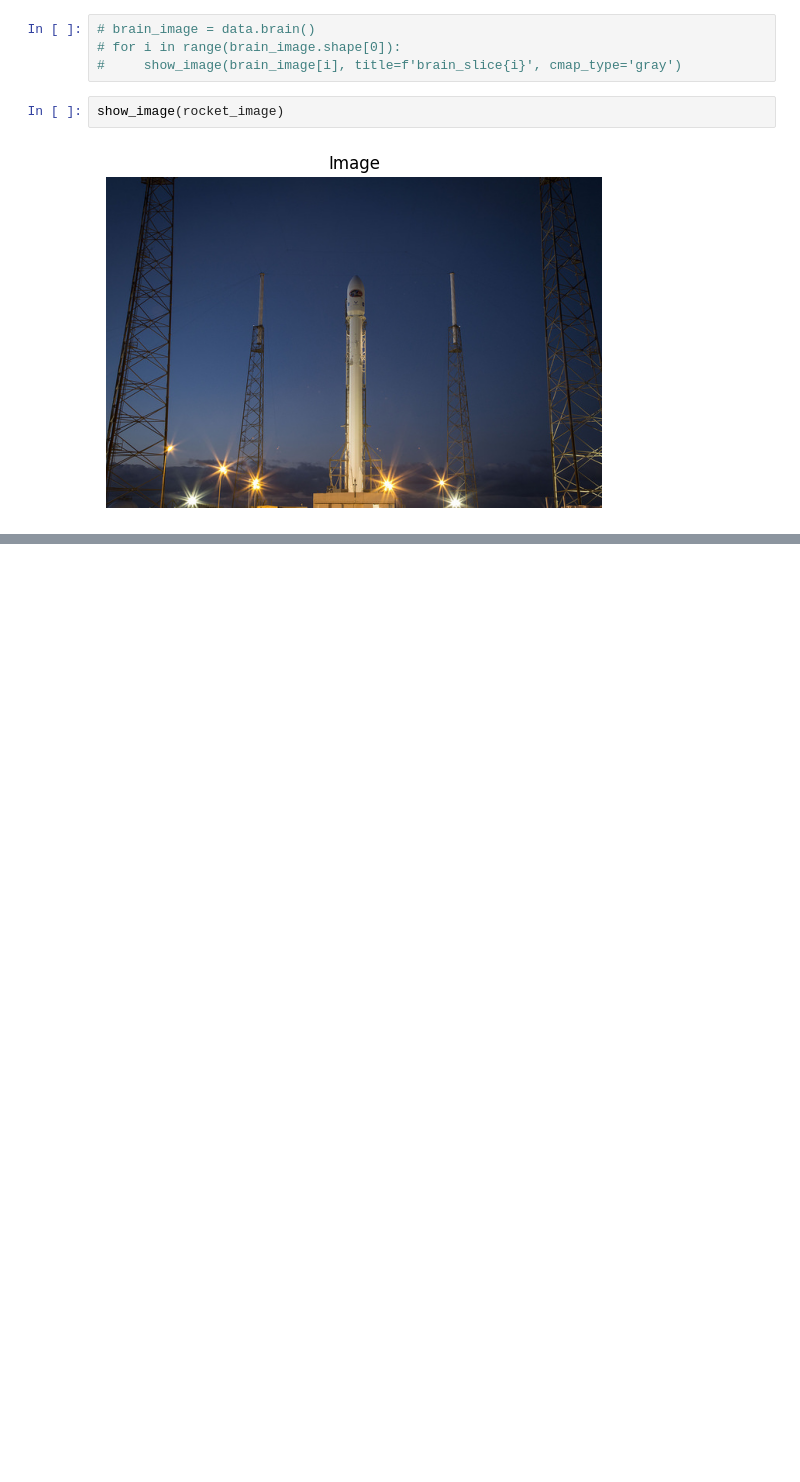
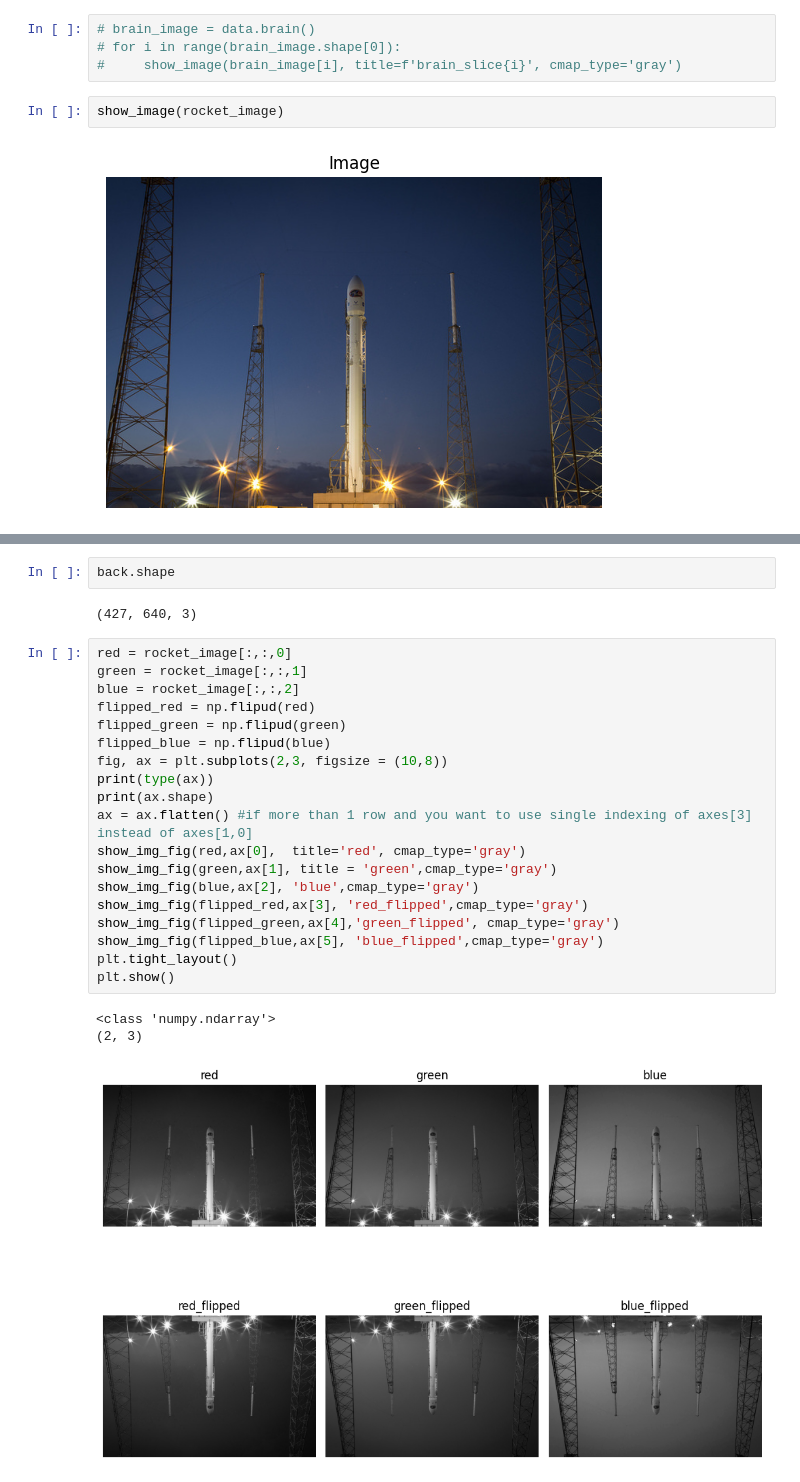
Before and after one commit to prabin-7/image_processing_python_v1, a Jupyter notebook: intro_1.ipynb, the cells around one changed output, grey strips where cells are left out. Drawn from its saved outputs; the diff is of its cells as text; blank space fills up the shorter version.

```diff
--- a/intro_1.ipynb
+++ b/intro_1.ipynb
@@ -21,0 +29,27 @@ show_image(rocket_image)
+# %%
+back.shape
+# %% [output]
+(427, 640, 3)
+# %%
+red = rocket_image[:,:,0]
+green = rocket_image[:,:,1]
+blue = rocket_image[:,:,2]
+flipped_red = np.flipud(red)
+flipped_green = np.flipud(green)
+flipped_blue = np.flipud(blue)
+fig, ax = plt.subplots(2,3, figsize = (10,8))
+print(type(ax))
+print(ax.shape)
+ax = ax.flatten() #if more than 1 row and you want to use single indexing of axes[3] instead of axes[1,0]
+show_img_fig(red,ax[0],  title='red', cmap_type='gray')
+show_img_fig(green,ax[1], title = 'green',cmap_type='gray')
+show_img_fig(blue,ax[2], 'blue',cmap_type='gray')
+show_img_fig(flipped_red,ax[3], 'red_flipped',cmap_type='gray')
+show_img_fig(flipped_green,ax[4],'green_flipped', cmap_type='gray')
+show_img_fig(flipped_blue,ax[5], 'blue_flipped',cmap_type='gray')
+plt.tight_layout()
+plt.show()
+# %% [output]
+<class 'numpy.ndarray'>
+(2, 3)
+[figure, added]
```
Also changed, not shown: parts of 7 cells of this notebook, 2 other files.
